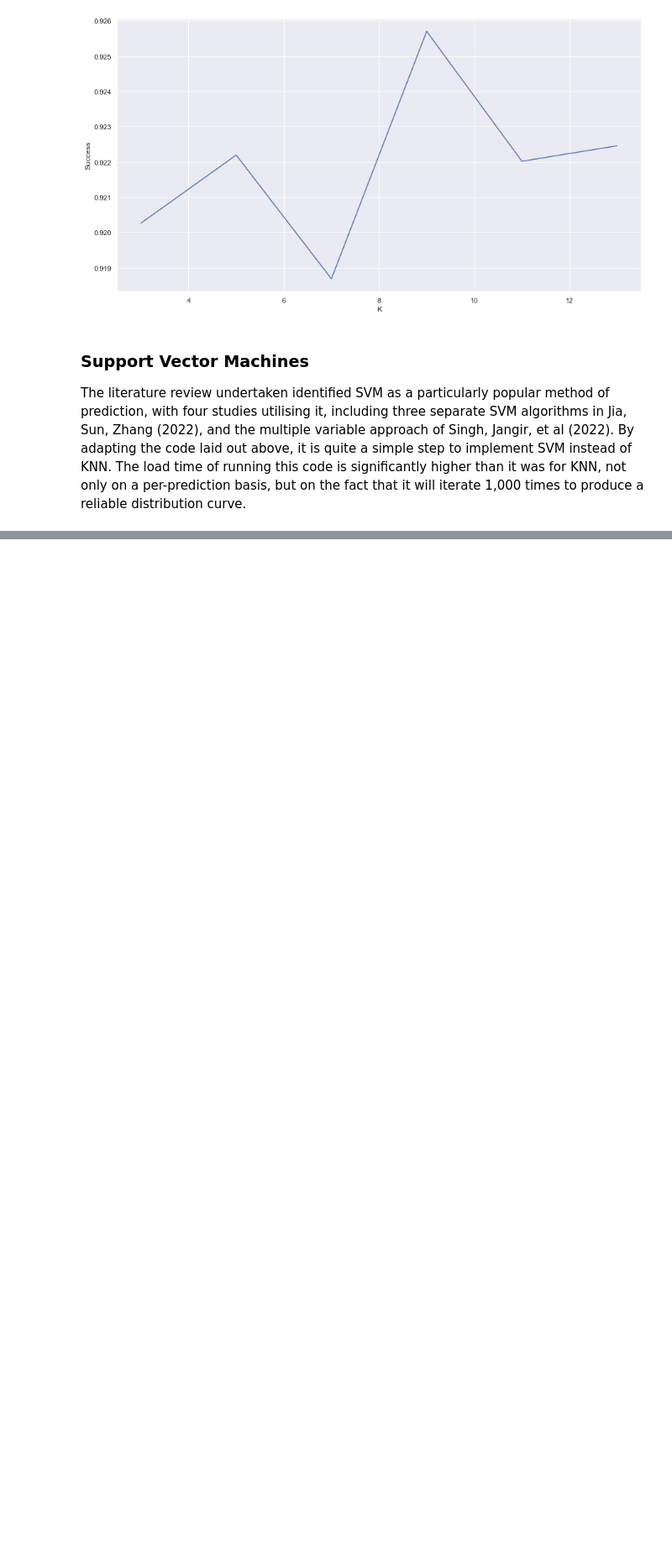
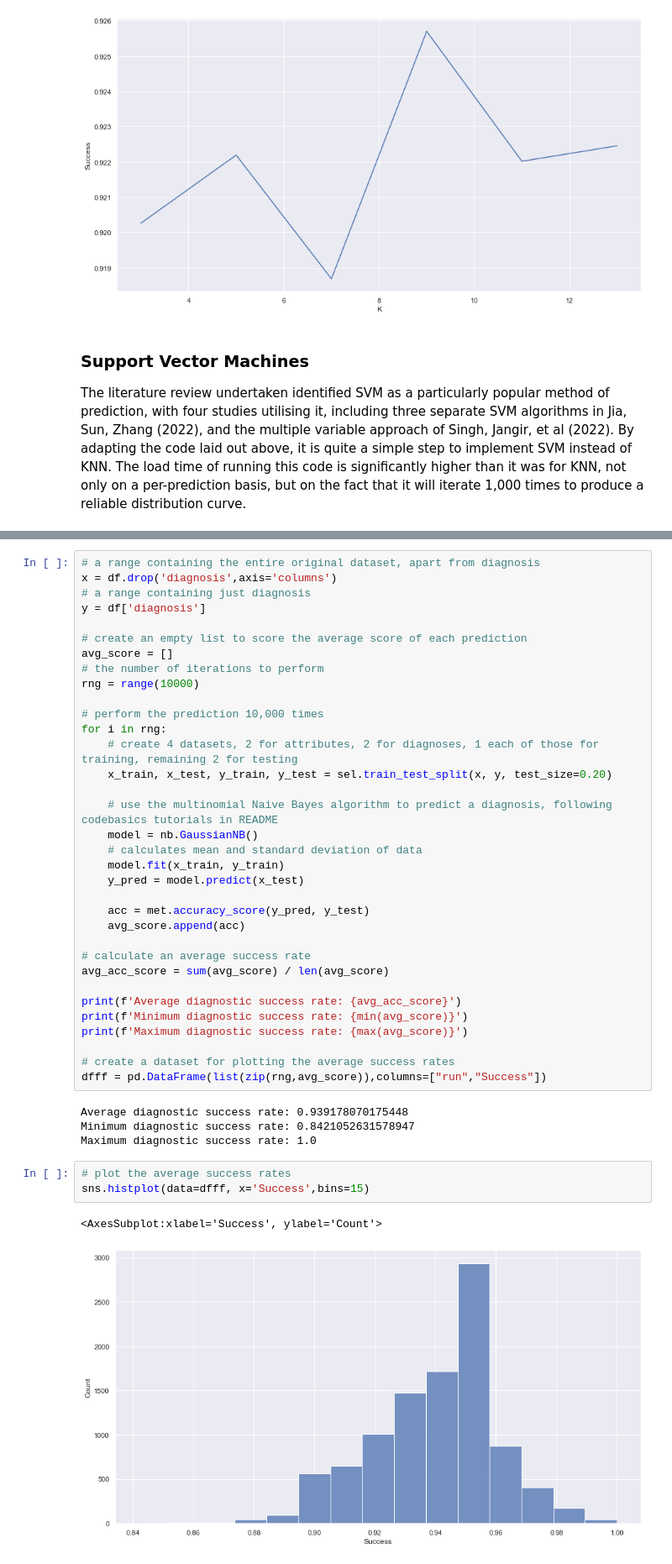
Before and after one commit to kiehozero/atu-progda-assignment-2, a Jupyter notebook: assignment.ipynb, the cells around one changed output, grey strips where cells are left out. Shown at 84% size. Saved outputs shown, nothing was run; the diff lists cells and outputs as text; blank space fills up the shorter version.

```diff
--- a/assignment.ipynb
+++ b/assignment.ipynb
@@ -434 +441,45 @@ sns.histplot(data=dfff, x='Success',bins=20)
+# %%
+# a range containing the entire original dataset, apart from diagnosis
+x = df.drop('diagnosis',axis='columns')
+# a range containing just diagnosis
+y = df['diagnosis']
+
+# create an empty list to score the average score of each prediction
+avg_score = []
+# the number of iterations to perform
+rng = range(10000)
+
+# perform the prediction 10,000 times
+for i in rng:
+    # create 4 datasets, 2 for attributes, 2 for diagnoses, 1 each of those for training, remaining 2 for testing
+    x_train, x_test, y_train, y_test = sel.train_test_split(x, y, test_size=0.20)
+
+    # use the multinomial Naive Bayes algorithm to predict a diagnosis, following codebasics tutorials in README
+    model = nb.GaussianNB()
+    # calculates mean and standard deviation of data
+    model.fit(x_train, y_train)
+    y_pred = model.predict(x_test)
+
+    acc = met.accuracy_score(y_pred, y_test)
+    avg_score.append(acc)
+
+# calculate an average success rate
+avg_acc_score = sum(avg_score) / len(avg_score)
+
+print(f'Average diagnostic success rate: {avg_acc_score}')
+print(f'Minimum diagnostic success rate: {min(avg_score)}')
+print(f'Maximum diagnostic success rate: {max(avg_score)}')
+
+# create a dataset for plotting the average success rates
+dfff = pd.DataFrame(list(zip(rng,avg_score)),columns=["run","Success"])
+# %% [output]
+Average diagnostic success rate: 0.939178070175448
+Minimum diagnostic success rate: 0.8421052631578947
+Maximum diagnostic success rate: 1.0
+# %%
+# plot the average success rates
+sns.histplot(data=dfff, x='Success',bins=15)
+# %% [output]
+<AxesSubplot:xlabel='Success', ylabel='Count'>
+[figure, added]
 # %% [markdown]
```
Also changed, not shown: parts of 13 cells of this notebook, 1 other file.
